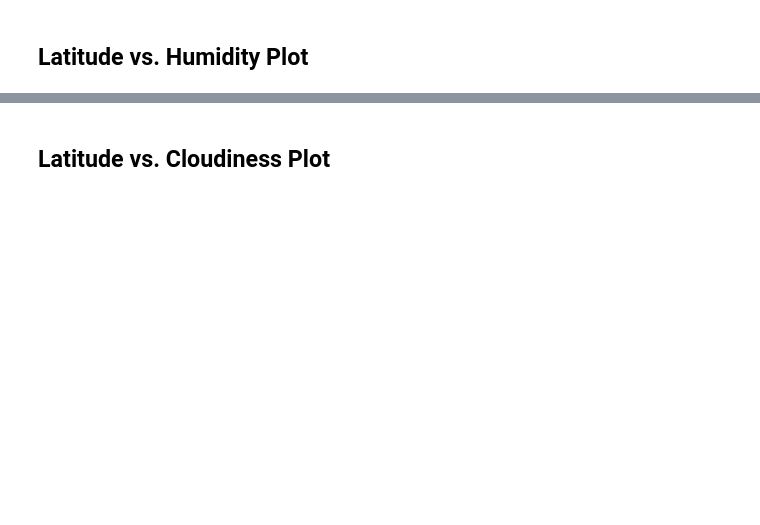
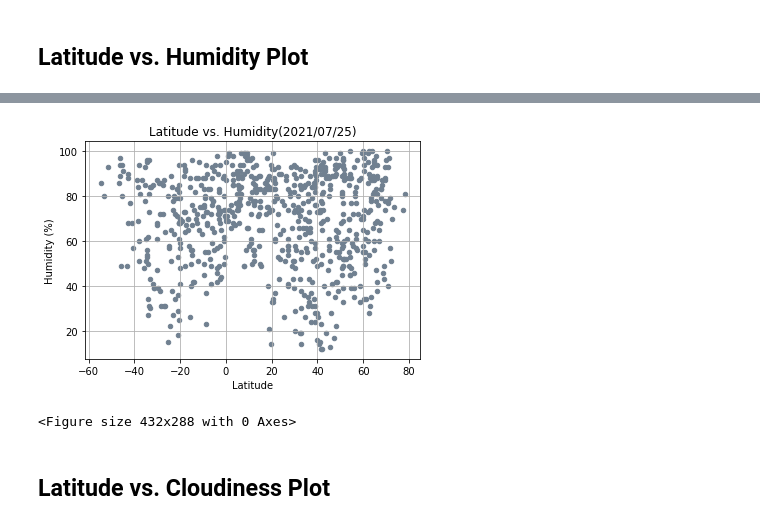
Before and after one commit to LingLv-git/python-api-challenge, a Jupyter notebook: WeatherPy/WeatherPy.ipynb, the cells around one changed output, grey strips where cells are left out. Drawn from its saved outputs; the diff is of its cells as text; code cells hidden in the pictures; blank space fills up the shorter version.

```diff
--- a/WeatherPy/WeatherPy.ipynb
+++ b/WeatherPy/WeatherPy.ipynb
@@ -101,2 +240,13 @@ Int64Index([], dtype='int64')
+# %%
+df.plot.scatter(x='Lat', y='Humidity', c='slategrey',
+               title=f'Latitude vs. Humidity({date})',
+               xlabel='Latitude',
+               ylabel='Humidity (%)',
+               grid=True)
+plt.show()
+plt.savefig('../output_data/humidity.png')
+# %% [output]
+[figure, added]
+<Figure size 432x288 with 0 Axes>
 # %% [markdown]
 ## Latitude vs. Cloudiness Plot
```
Also changed, not shown: parts of 41 cells of this notebook, 15 other files.
